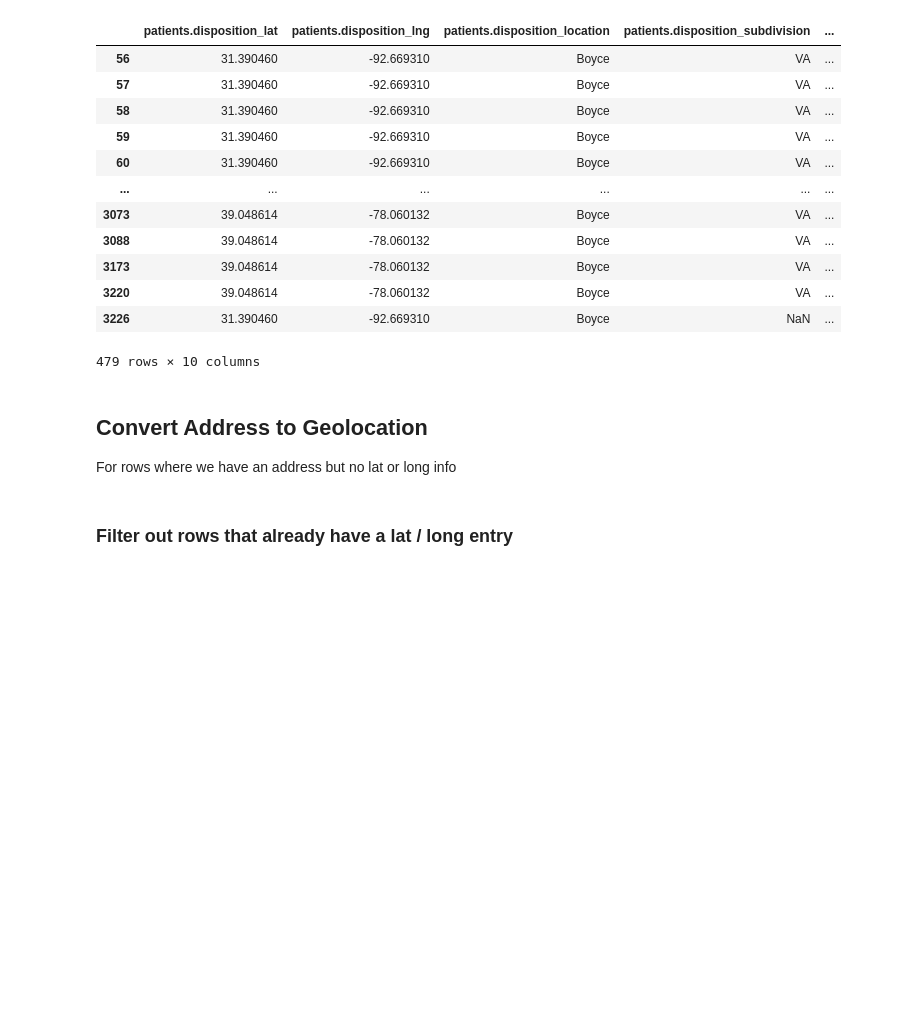
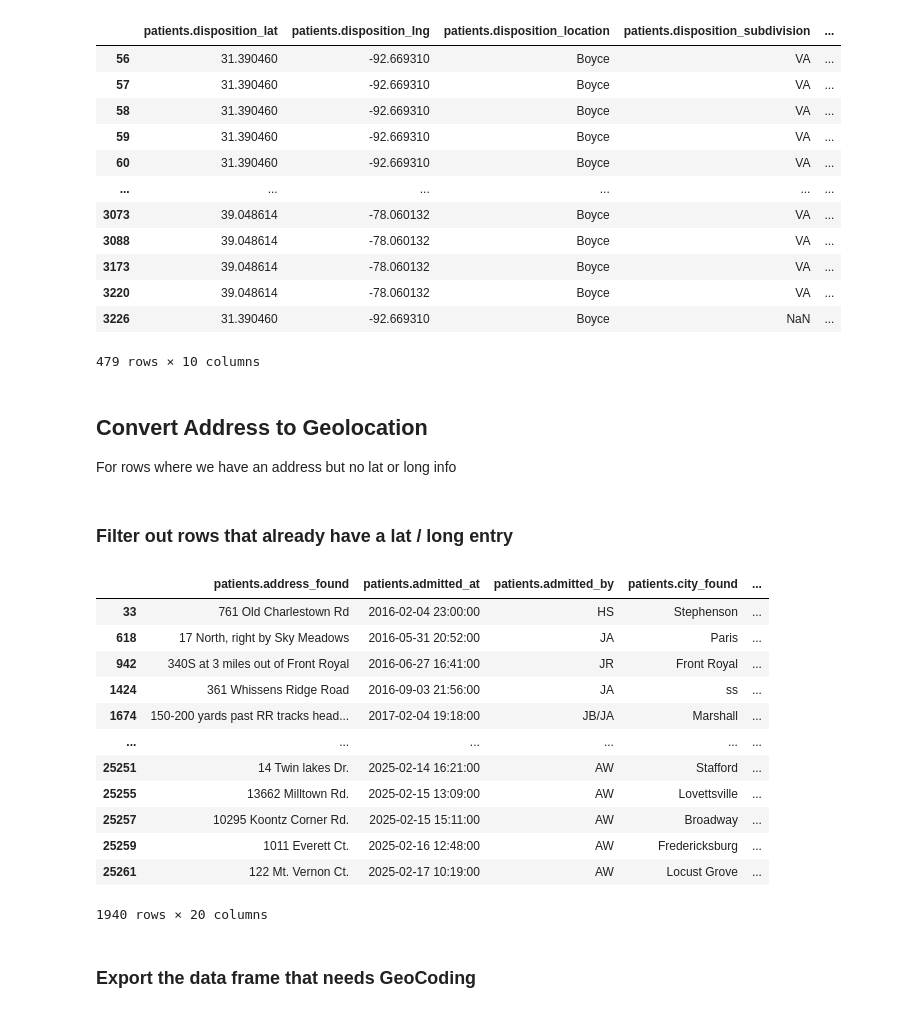
Before and after one commit to code-for-charlottesville/wildlife_collisions, a Jupyter notebook: pipeline_cleaning/WRMD Data/WRMD_data_pipeline.ipynb, the cells around one changed output. Drawn from its saved outputs; the diff is of its cells as text; code cells hidden in the pictures; blank space fills up the shorter version.

Commit message:
filtered wrmd data that needs geocoding

```diff
--- a/pipeline_cleaning/WRMD Data/WRMD_data_pipeline.ipynb
+++ b/pipeline_cleaning/WRMD Data/WRMD_data_pipeline.ipynb
@@ -285,3 +280,21 @@ For rows where we have an address but no lat or long info
 # %%
 # Find rows where both patients.lat_found and patients.lng_found columns are null
 df_geocoding_req = df_vehicle_collisions[df_vehicle_collisions['patients.lat_found'].isnull() & df_vehicle_collisions['patients.lng_found'].isnull()]
+# %%
+df_geocoding_req
+# %% [output]
+|  | patients.address_found | patients.admitted_at | patients.admitted_by | patients.city_found | ... |
+| 33 | 761 Old Charlestown Rd | 2016-02-04 23:00:00 | HS | Stephenson | ... |
+| 618 | 17 North, right by Sky Meadows | 2016-05-31 20:52:00 | JA | Paris | ... |
+| 942 | 340S at 3 miles out of Front Royal | 2016-06-27 16:41:00 | JR | Front Royal | ... |
+| 1424 | 361 Whissens Ridge Road | 2016-09-03 21:56:00 | JA | ss | ... |
+| 1674 | 150-200 yards past RR tracks head... | 2017-02-04 19:18:00 | JB/JA | Marshall | ... |
+| ... | ... | ... | ... | ... | ... |
+| 25251 | 14 Twin lakes Dr. | 2025-02-14 16:21:00 | AW | Stafford | ... |
+| 25255 | 13662 Milltown Rd. | 2025-02-15 13:09:00 | AW | Lovettsville | ... |
+| 25257 | 10295 Koontz Corner Rd. | 2025-02-15 15:11:00 | AW | Broadway | ... |
+| 25259 | 1011 Everett Ct. | 2025-02-16 12:48:00 | AW | Fredericksburg | ... |
+| 25261 | 122 Mt. Vernon Ct. | 2025-02-17 10:19:00 | AW | Locust Grove | ... |
+1940 rows × 20 columns
+# %% [markdown]
+### Export the data frame that needs GeoCoding
```
Also changed, not shown: parts of 4 cells of this notebook, 2 other files.
